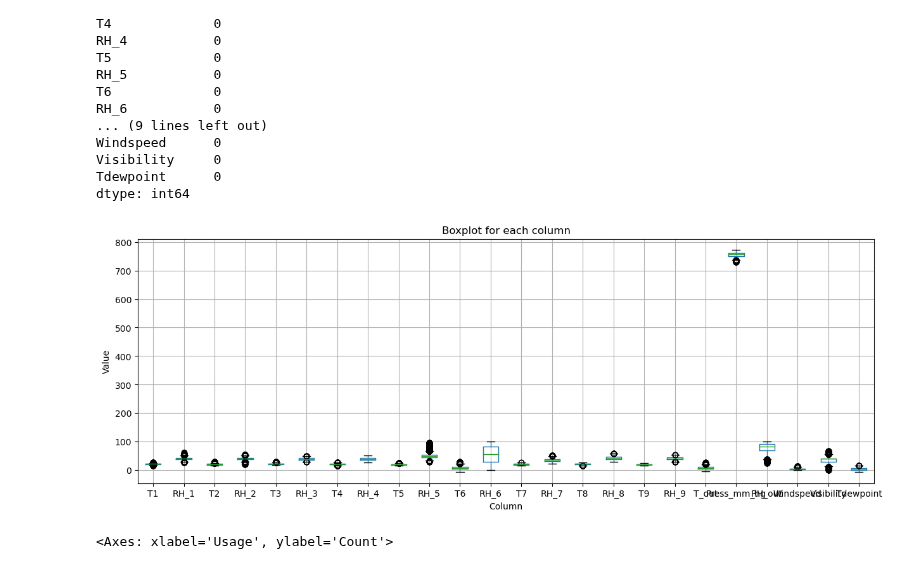
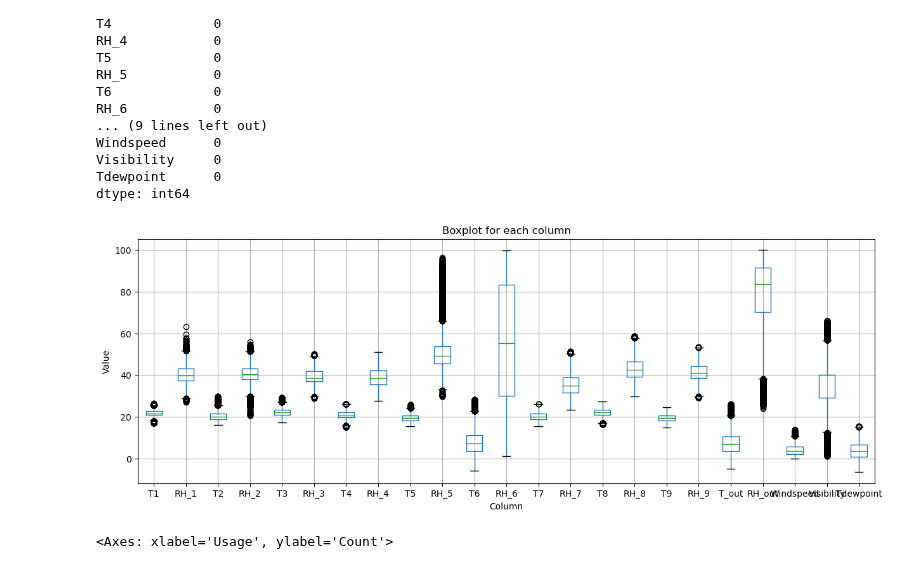
Before and after one commit to wanjulek/ML-Regression-Project, a Jupyter notebook: Main.ipynb, the cells around one changed output. Drawn from its saved outputs; the diff is of its cells as text; code cells hidden in the pictures.

```diff
--- a/Main.ipynb
+++ b/Main.ipynb
@@ -142,20 +154,21 @@ dtype: int64
 # %%
 # Checking for outliers
 # create a larger plot
+X_new = X_pd.drop('Press_mm_hg', axis = 1)
 fig, ax = plt.subplots(figsize=(15, 5))
 
 # create a boxplot for each column
-X_pd.boxplot(ax=ax)
+X_new.boxplot(ax=ax)
 
 # set the title and axis labels
 plt.title('Boxplot for each column')
 plt.xlabel('Column')
 plt.ylabel('Value')
 
 # show the plot
 plt.show()
 # %% [output]
-[figure, old version]
+[figure, new version]
 # %%
 # Check the distribution of the target variable
 sns.histplot(y_pd)
```
Also changed, not shown: parts of 3 cells of this notebook.
